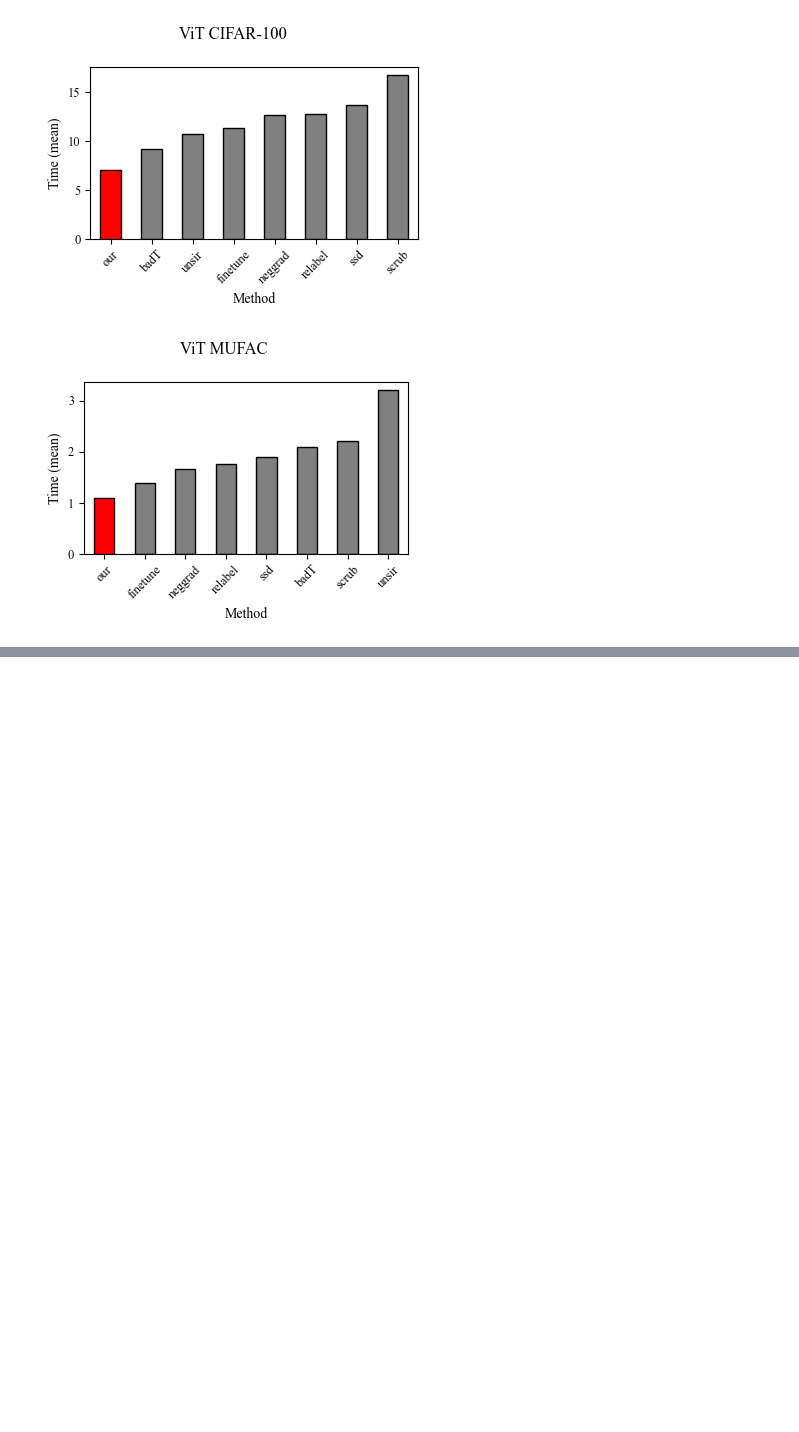
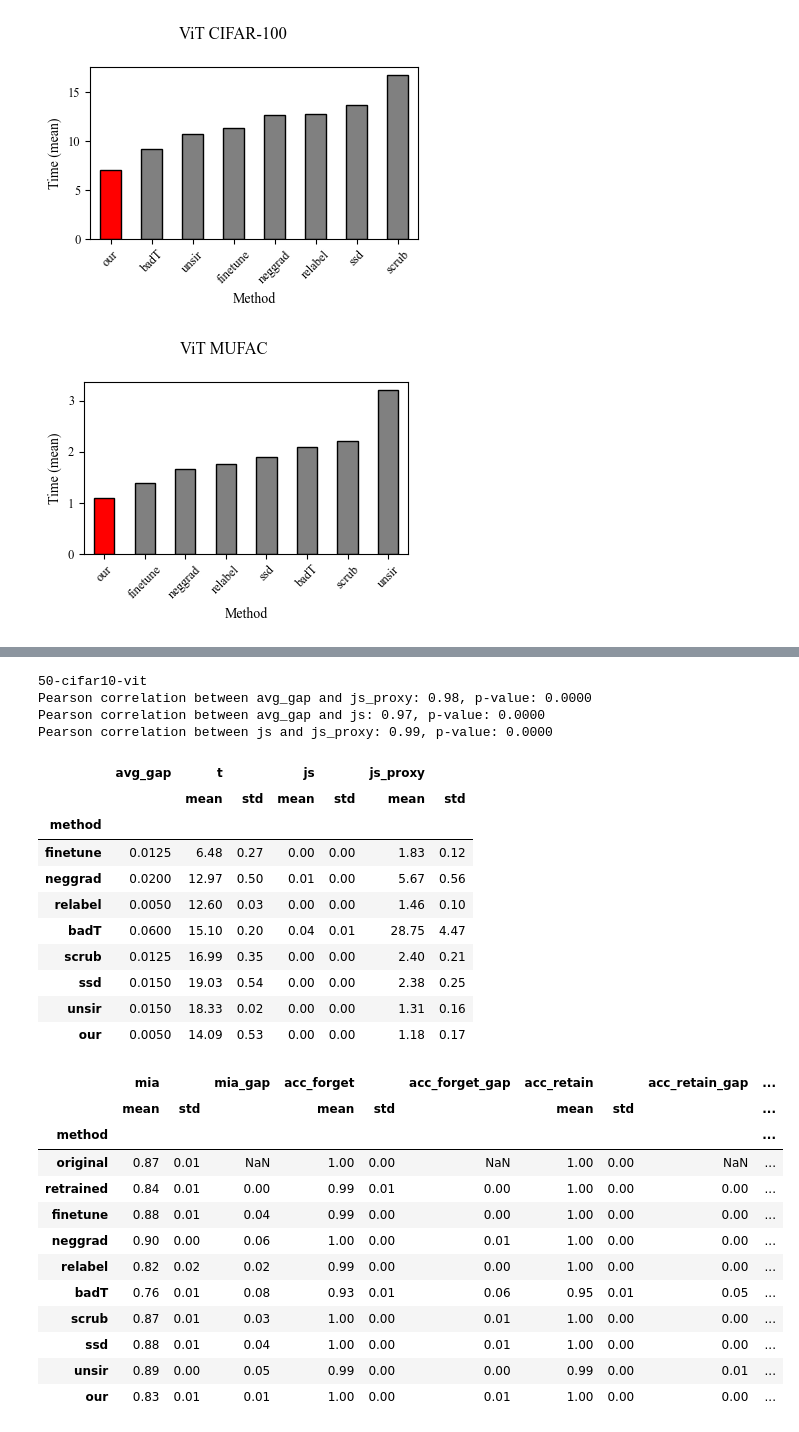
Before and after one commit to cspartalis/LoTUS, a Jupyter notebook: notebooks/results.ipynb, the cells around one changed output, grey strips where cells are left out. Saved outputs shown, nothing was run; the diff lists cells and outputs as text; code cells hidden in the pictures; blank space fills up the shorter version.

```diff
--- a/notebooks/results.ipynb
+++ b/notebooks/results.ipynb
@@ -534,3 +522,34 @@ Pearson correlation between js and js_proxy: 0.91, p-value: 0.0019
 | ssd | 0.78 | 0.04 | 0.37 | 0.93 | 0.03 | 0.41 | 0.93 | 0.03 | 0.05 | ... |
 | unsir | 0.00 | 0.00 | 0.41 | 0.45 | 0.06 | 0.07 | 0.46 | 0.06 | 0.52 | ... |
 | our | 0.57 | 0.02 | 0.16 | 0.91 | 0.03 | 0.39 | 0.92 | 0.03 | 0.06 | ... |
+# %%
+vit50_cifar10, appendix_df = get_results("50-cifar10-vit")
+# %% [output]
+50-cifar10-vit
+Pearson correlation between avg_gap and js_proxy: 0.98, p-value: 0.0000
+Pearson correlation between avg_gap and js: 0.97, p-value: 0.0000
+Pearson correlation between js and js_proxy: 0.99, p-value: 0.0000
+|  | avg_gap | t |  | js |  | js_proxy |  |
+|  |  | mean | std | mean | std | mean | std |
+| method |  |  |  |  |  |  |  |
+| finetune | 0.0125 | 6.48 | 0.27 | 0.00 | 0.00 | 1.83 | 0.12 |
+| neggrad | 0.0200 | 12.97 | 0.50 | 0.01 | 0.00 | 5.67 | 0.56 |
+| relabel | 0.0050 | 12.60 | 0.03 | 0.00 | 0.00 | 1.46 | 0.10 |
+| badT | 0.0600 | 15.10 | 0.20 | 0.04 | 0.01 | 28.75 | 4.47 |
+| scrub | 0.0125 | 16.99 | 0.35 | 0.00 | 0.00 | 2.40 | 0.21 |
+| ssd | 0.0150 | 19.03 | 0.54 | 0.00 | 0.00 | 2.38 | 0.25 |
+| unsir | 0.0150 | 18.33 | 0.02 | 0.00 | 0.00 | 1.31 | 0.16 |
+| our | 0.0050 | 14.09 | 0.53 | 0.00 | 0.00 | 1.18 | 0.17 |
+|  | mia |  | mia_gap | acc_forget |  | acc_forget_gap | acc_retain |  | acc_retain_gap | ... |
+|  | mean | std |  | mean | std |  | mean | std |  | ... |
+| method |  |  |  |  |  |  |  |  |  | ... |
+| original | 0.87 | 0.01 | NaN | 1.00 | 0.00 | NaN | 1.00 | 0.00 | NaN | ... |
+| retrained | 0.84 | 0.01 | 0.00 | 0.99 | 0.01 | 0.00 | 1.00 | 0.00 | 0.00 | ... |
+| finetune | 0.88 | 0.01 | 0.04 | 0.99 | 0.00 | 0.00 | 1.00 | 0.00 | 0.00 | ... |
+| neggrad | 0.90 | 0.00 | 0.06 | 1.00 | 0.00 | 0.01 | 1.00 | 0.00 | 0.00 | ... |
+| relabel | 0.82 | 0.02 | 0.02 | 0.99 | 0.00 | 0.00 | 1.00 | 0.00 | 0.00 | ... |
+| badT | 0.76 | 0.01 | 0.08 | 0.93 | 0.01 | 0.06 | 0.95 | 0.01 | 0.05 | ... |
+| scrub | 0.87 | 0.01 | 0.03 | 1.00 | 0.00 | 0.01 | 1.00 | 0.00 | 0.00 | ... |
+| ssd | 0.88 | 0.01 | 0.04 | 1.00 | 0.00 | 0.01 | 1.00 | 0.00 | 0.00 | ... |
+| unsir | 0.89 | 0.00 | 0.05 | 0.99 | 0.00 | 0.00 | 0.99 | 0.00 | 0.01 | ... |
+| our | 0.83 | 0.01 | 0.01 | 1.00 | 0.00 | 0.01 | 1.00 | 0.00 | 0.00 | ... |
```
Also changed, not shown: parts of 5 cells of this notebook.
